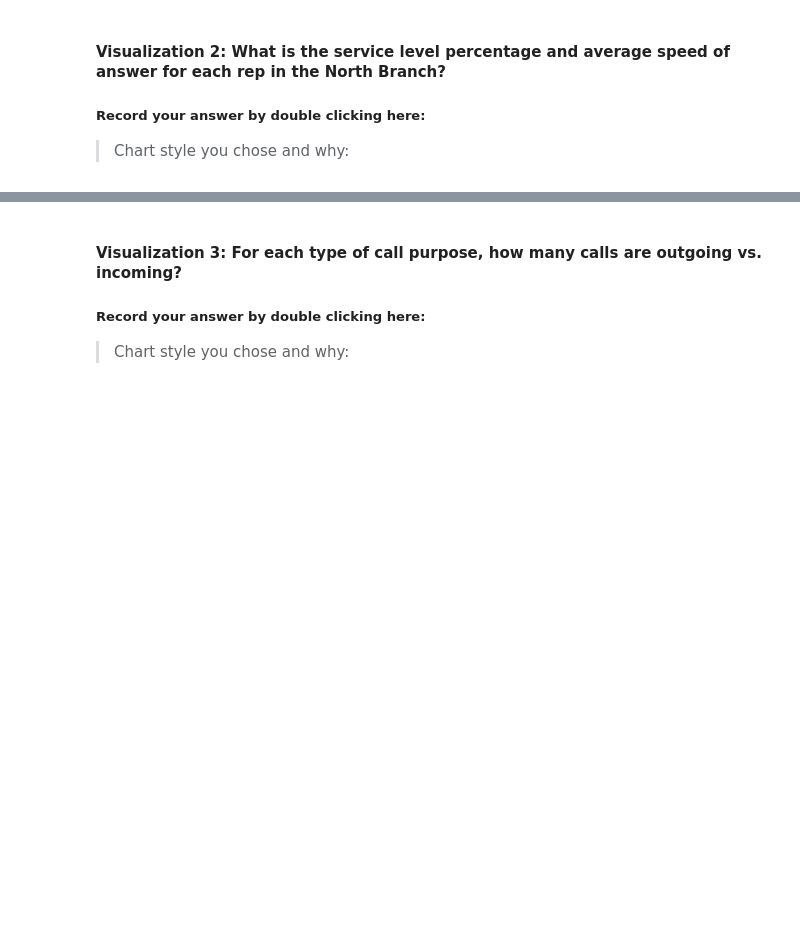
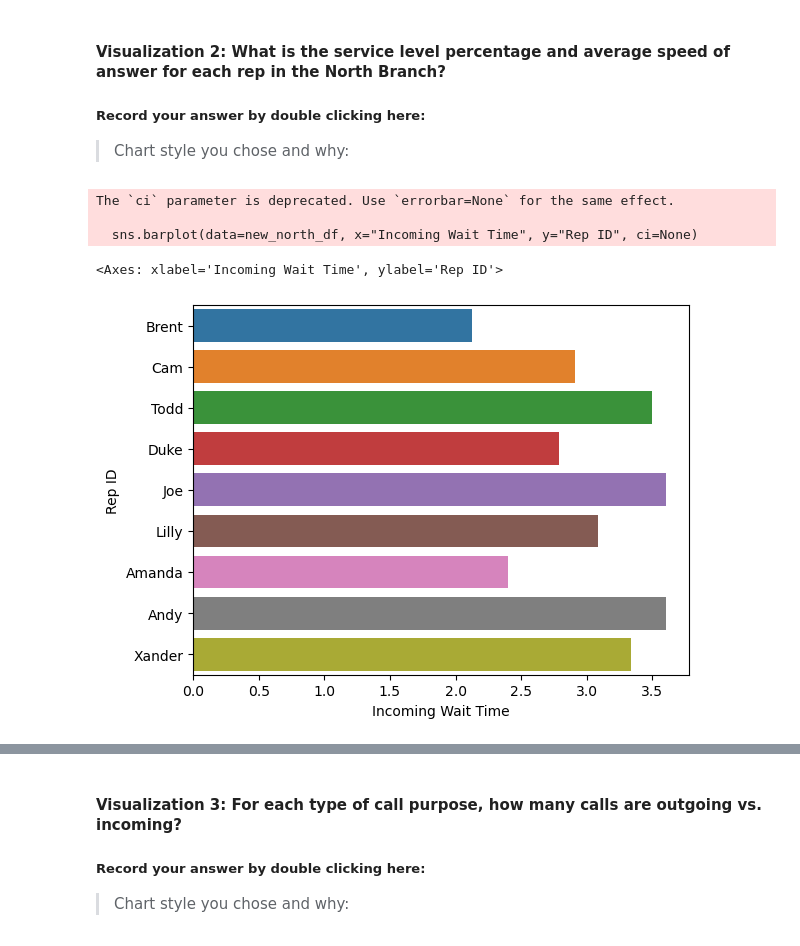
Before and after one commit to pamkellerman/call-center-cleanup-assignment, a Jupyter notebook: Call_Center_Cleanup.ipynb, the cells around one changed output, grey strips where cells are left out. Saved outputs shown, nothing was run; the diff lists cells and outputs as text; code cells hidden in the pictures; blank space fills up the shorter version.

```diff
--- a/Call_Center_Cleanup.ipynb
+++ b/Call_Center_Cleanup.ipynb
@@ -561,26 +570,33 @@ for i in range(2):
 # %%
 # Create visualization 2 here
 # north_plt contains the data you need for the average speed of answer of each rep
 
 north_plt = new_north_df.groupby("Rep ID")["Incoming Wait Time"].mean().to_frame().reset_index()
 
 # Finding each Rep's Personal Service Level Percentage.  Basically, Calls within 2 secs / total calls
 
 # Table 1: Total Incoming calls less than 2 seconds grouped by Rep
 quick_calls = new_north_df[new_north_df["Incoming Wait Time"] <= 2.0]
 quick_reps = quick_calls[["Rep ID", "Calls"]]
 quick_stats = quick_reps.groupby(["Rep ID"]).sum()  # Final Table
 
 
 # Table 2: Total Incoming Calls Only grouped by Rep
 total_calls_in = new_north_df[new_north_df["Incoming or Outgoing"] == "Incoming"]
 rep_calls = total_calls_in[["Rep ID", "Calls"]]
 total_stats = rep_calls.groupby(["Rep ID"]).sum() # Final Table
 
 #  Table 3: Service Level Percentage created via merge
 service_level = pd.merge(quick_stats, total_stats, on="Rep ID")
 
 # Create Percentage Column in Table 3
 service_level["Service Level %"] = service_level["Calls_x"]/service_level["Calls_y"] * 100
 
 #Your Code Here:
+sns.barplot(data=new_north_df, x="Incoming Wait Time", y="Rep ID", ci=None)
+# %% [output]
+The `ci` parameter is deprecated. Use `errorbar=None` for the same effect.
+
+  sns.barplot(data=new_north_df, x="Incoming Wait Time", y="Rep ID", ci=None)
+<Axes: xlabel='Incoming Wait Time', ylabel='Rep ID'>
+[figure, added]
```
Also changed, not shown: parts of 9 cells of this notebook.
